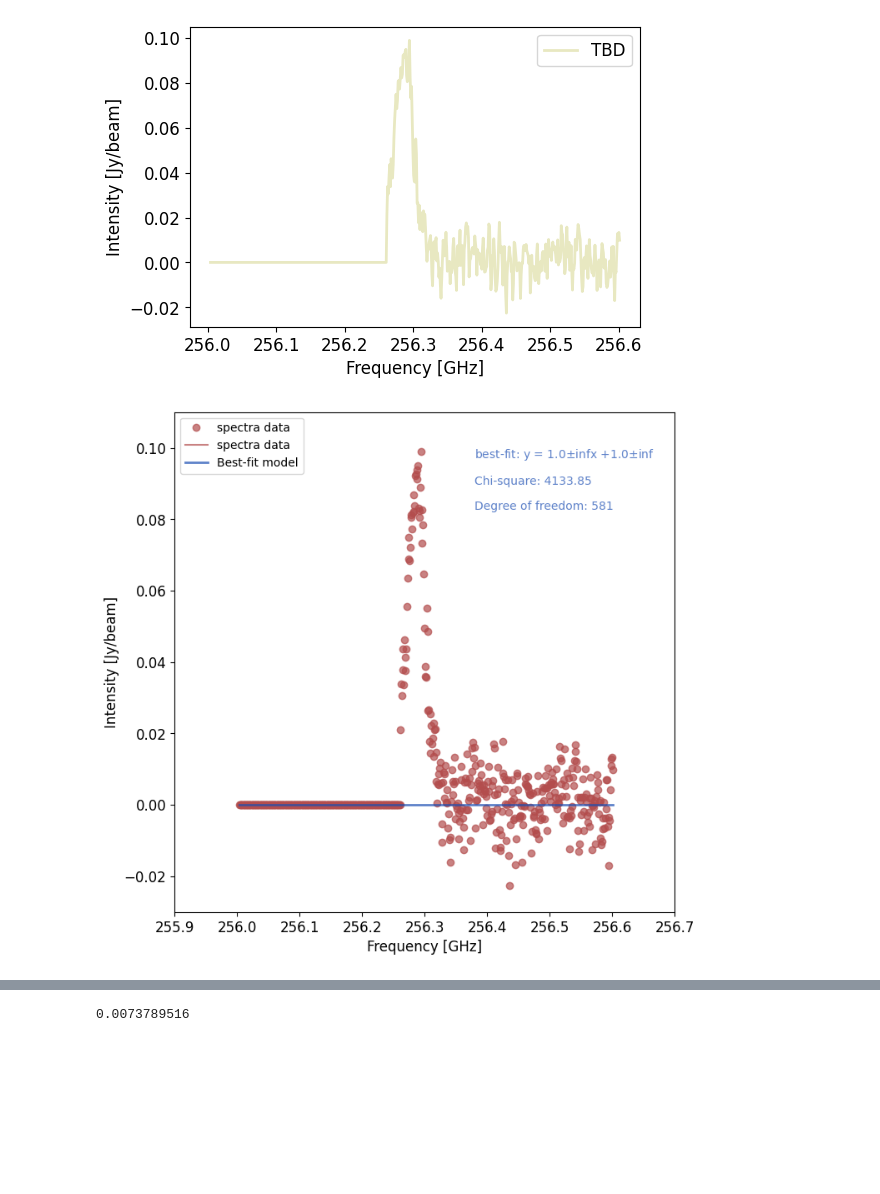
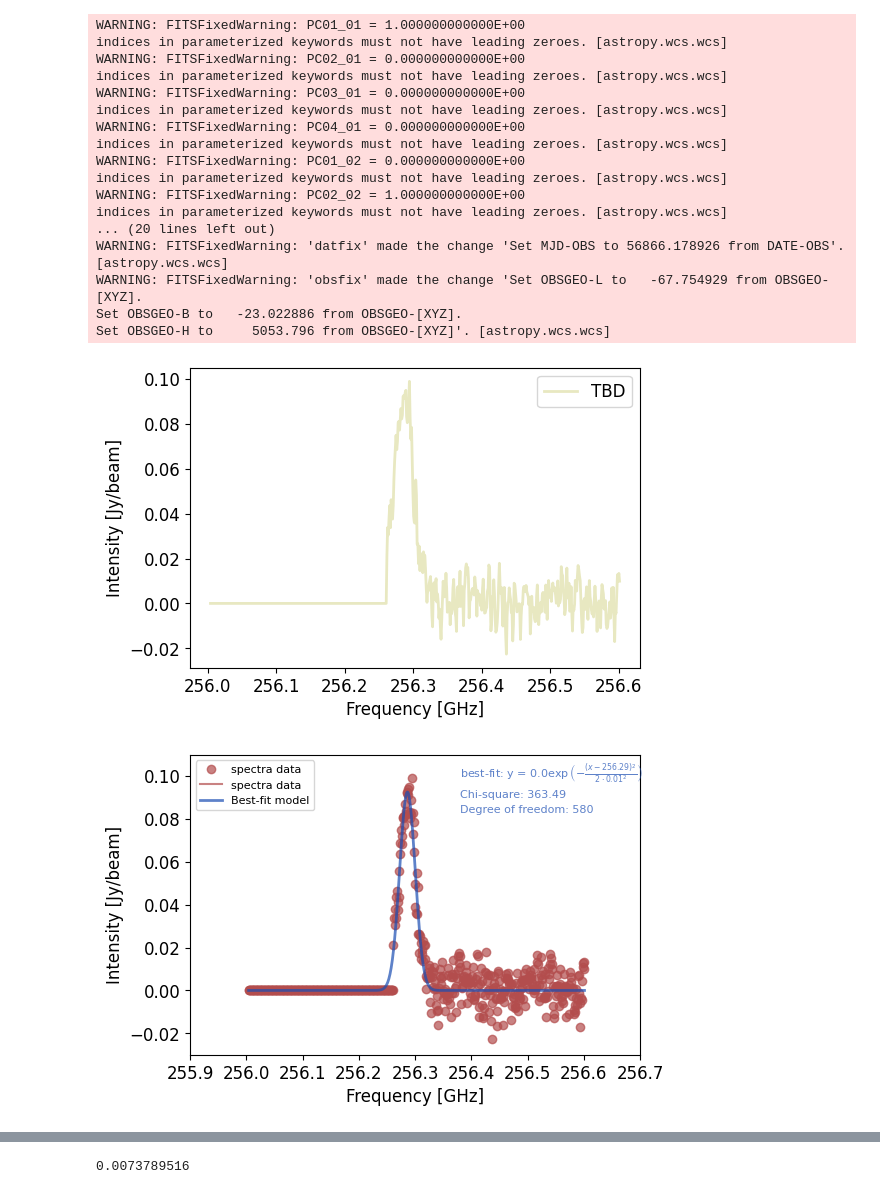
Before and after one commit to tcc2003/astroimagAna, a Jupyter notebook: spectraAna.ipynb, the cells around one changed output, grey strips where cells are left out. Cells and saved outputs as stored; diff of their text form; code cells hidden in the pictures; blank space fills up the shorter version.

Commit message:
fit_1dgaus function

```diff
--- a/spectraAna.ipynb
+++ b/spectraAna.ipynb
@@ -300,18 +338,4 @@ def fit_1dgaus(
 # %%
-# general functions
-'''
-
-def fit_1dgaus():
-
-    #This is a general use function to fit 1D Gaussian profile.
-
-    print('Fitting 1D  gaussian')
-
-'''
-
-
-
-
 # defining classes
 class spectraAna:
     '''
@@ -352,21 +376,28 @@ class spectraAna:
         self.crval3 = self.Ihdu[0].header['crval3']
         hduwcs = wcs.WCS(self.Ihdu[0].header)
 
+
+
+
     def get_velocity(self, verbose = False):
         '''
         The task to fit centroid velocity pixel-by-pixel and store to a 2D numpy array.
 
         Input:
+        freq_array [1D numpy array] :
+        intensity_array [1D numpy array] :
 
         Return:
+        velocity_map [2D numpy array]:
 
         '''
         if verbose == True:
             print('Fitting centroid velocities')
 
-        fit_1dgaus(freq_array/1e9, intensity_array)
+        freq , fitted_intensity = fit_1dgaus( freq_array/1e9, intensity_array )
 
-        # self.velocity_map = np.array()
+
+        #self.velocity_map = np.array()
 
 
     def write_velocity(self, outfile = 'velocity_map.txt', verbose = False):
@@ -381,14 +412,21 @@ class spectraAna:
         if verbose == True:
             print('Outputing velocity map to an ASCII file')
 
+   #     with open(outfile,'w') as file:
+   #         for data in self.velocity_map:
+   #             file.write(f"{data[0]}{data[1]}\n")
+        file = open( outfile, 'w')
+
+        file.close()
+
 
     def unrbshift_spectra(self, verbose = False):
         '''
-        unredshift/blueshift spectra
+        unredshift/unblueshift spectra
         '''
 
         if verbose == True:
-            print('Unredshifting/blueshifting spectra')
+            print('Unredshifting/unblueshifting spectra')
 
 
 
@@ -412,7 +450,7 @@ class spectraAna:
 ## Open FITS image cube
 fitscubename = '/home/tcc/DATA/GC_Dspecies/ancillary/H29alpha_7m+12m_natural.image.fits'
 myAnalysis = spectraAna(fitscubename = fitscubename)
-myAnalysis.readfits(verbose = False)
+myAnalysis.readfits(verbose = True)
 ypix = 523
 xpix = 425
 intensity_array =  myAnalysis.Ihdu[0].data[0][:, ypix, xpix]
@@ -423,19 +461,18 @@ cdelt3     = myAnalysis.cdelt3
 crval3     = myAnalysis.crval3
 freq_array = np.zeros( naxis3 )
 freq_array = crval3 + ( np.arange(naxis3) + 1 - crpix3 ) * cdelt3
-#print(freq_array)
 
 plot_spectra( freq_array/1e9, intensity_array )
 
 ## Loop over all spatial pixels and fit the centroid velocity
-myAnalysis.get_velocity(verbose = False)
+myAnalysis.get_velocity(verbose = True)
 
 ## Output the 2D centroid-velocity map (?)
 myAnalysis.write_velocity()
 
 ## Based on the 2D centroid-velocity map to un-redshift/blueshift spectra
-myAnalysis.unrbshift_spectra()
+#myAnalysis.unrbshift_spectra()
 
 ## stack spectra
-myAnalysis.stack_spectra()
+# myAnalysis.stack_spectra()
 # %% [output]
@@ -445,2 +484,19 @@ a error:  inf   b error : inf
+WARNING: FITSFixedWarning: PC01_01 = 1.000000000000E+00
+indices in parameterized keywords must not have leading zeroes. [astropy.wcs.wcs]
+WARNING: FITSFixedWarning: PC02_01 = 0.000000000000E+00
+indices in parameterized keywords must not have leading zeroes. [astropy.wcs.wcs]
+WARNING: FITSFixedWarning: PC03_01 = 0.000000000000E+00
+indices in parameterized keywords must not have leading zeroes. [astropy.wcs.wcs]
+WARNING: FITSFixedWarning: PC04_01 = 0.000000000000E+00
+indices in parameterized keywords must not have leading zeroes. [astropy.wcs.wcs]
+WARNING: FITSFixedWarning: PC01_02 = 0.000000000000E+00
+indices in parameterized keywords must not have leading zeroes. [astropy.wcs.wcs]
+WARNING: FITSFixedWarning: PC02_02 = 1.000000000000E+00
+indices in parameterized keywords must not have leading zeroes. [astropy.wcs.wcs]
+... (20 lines left out)
+WARNING: FITSFixedWarning: 'datfix' made the change 'Set MJD-OBS to 56866.178926 from DATE-OBS'. [astropy.wcs.wcs]
+WARNING: FITSFixedWarning: 'obsfix' made the change 'Set OBSGEO-L to   -67.754929 from OBSGEO-[XYZ].
+Set OBSGEO-B to   -23.022886 from OBSGEO-[XYZ].
+Set OBSGEO-H to     5053.796 from OBSGEO-[XYZ]'. [astropy.wcs.wcs]
 [figure]
-[figure, old version]
+[figure, new version]
```
Also changed, not shown: parts of 5 cells of this notebook, 1 other file.
